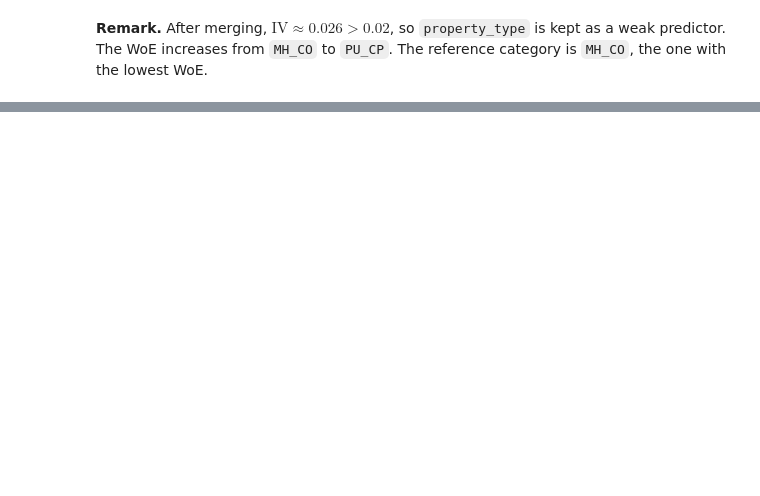
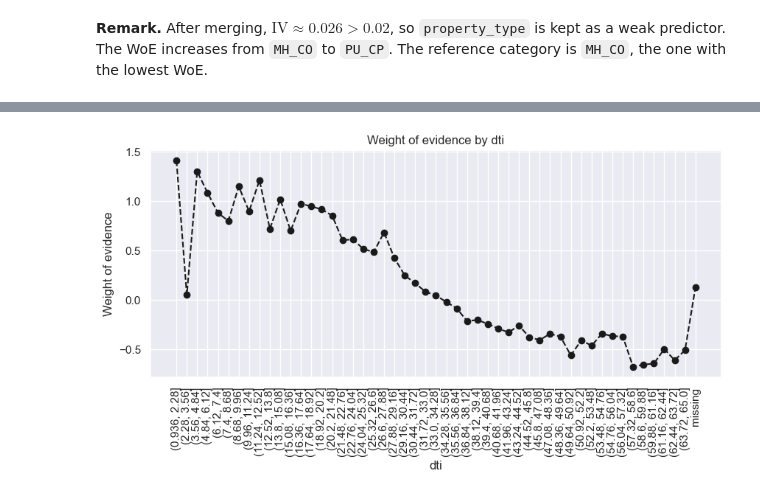
Before and after one commit to keramidasvasilis/credit-risk-el, a Jupyter notebook: notebooks/02_pd_model.ipynb, the cells around one changed output, grey strips where cells are left out. Drawn from its saved outputs; the diff is of its cells as text; code cells hidden in the pictures; blank space fills up the shorter version.

```diff
--- a/notebooks/02_pd_model.ipynb
+++ b/notebooks/02_pd_model.ipynb
@@ -526,0 +770,10 @@ ref_categories['property_type'] = 'property_type:MH_CO'
+# %%
+# Create the dummies
+df_inputs_prepr['credit_score:<=650'] = np.where(df_inputs_prepr['credit_score'] <= 650, 1, 0)
+df_inputs_prepr['credit_score:651-690'] = np.where((df_inputs_prepr['credit_score'] > 650) & (df_inputs_prepr['credit_score'] <= 690), 1, 0)
+df_inputs_prepr['credit_score:691-710'] = np.where((df_inputs_prepr['credit_score'] > 690) & (df_inputs_prepr['credit_score'] <= 710), 1, 0)
+df_inputs_prepr['credit_score:711-740'] = np.where((df_inputs_prepr['credit_score'] > 710) & (df_inputs_prepr['credit_score'] <= 740), 1, 0)
+df_inputs_prepr['credit_score:741-760'] = np.where(((df_inputs_prepr['credit_score'] > 740) & (df_inputs_prepr['credit_score'] <= 760)) | (df_inputs_prepr['credit_score'].isnull()), 1, 0)
+df_inputs_prepr['credit_score:761-780'] = np.where((df_inputs_prepr['credit_score'] > 760) & (df_inputs_prepr['credit_score'] <= 780), 1, 0)
+df_inputs_prepr['credit_score:781-800'] = np.where((df_inputs_prepr['credit_score'] > 780) & (df_inputs_prepr['credit_score'] <= 800), 1, 0)
+df_inputs_prepr['credit_score:>800'] = np.where(df_inputs_prepr['credit_score'] > 800, 1, 0)
@@ -526,0 +843,9 @@ ref_categories['property_type'] = 'property_type:MH_CO'
+# %%
+# Create the dummies
+df_inputs_prepr['mi_pct:<=6'] = np.where((df_inputs_prepr['mi_pct'] <= 6) | (df_inputs_prepr['mi_pct'].isnull()), 1, 0)
+df_inputs_prepr['mi_pct:7-27'] = np.where((df_inputs_prepr['mi_pct'] > 6) & (df_inputs_prepr['mi_pct'] <= 27), 1, 0)
+df_inputs_prepr['mi_pct:>27'] = np.where(df_inputs_prepr['mi_pct'] > 27, 1, 0)
+
+dummy_cols = [col for col in df_inputs_prepr.columns if col.startswith('mi_pct:')]
+df_inputs_prepr[dummy_cols].sum(axis = 1).value_counts()
+# Expected output: 1 for all 195973 loans
@@ -526,0 +986,12 @@ ref_categories['property_type'] = 'property_type:MH_CO'
+# %%
+# Create the dummies
+df_inputs_prepr['cltv:<=40'] = np.where(df_inputs_prepr['cltv'] <= 40, 1, 0)
+df_inputs_prepr['cltv:41-50'] = np.where((df_inputs_prepr['cltv'] > 40) & (df_inputs_prepr['cltv'] <= 50), 1, 0)
+df_inputs_prepr['cltv:51-60'] = np.where((df_inputs_prepr['cltv'] > 50) & (df_inputs_prepr['cltv'] <= 60), 1, 0)
+df_inputs_prepr['cltv:61-65'] = np.where((df_inputs_prepr['cltv'] > 60) & (df_inputs_prepr['cltv'] <= 65), 1, 0)
+df_inputs_prepr['cltv:66-80'] = np.where(((df_inputs_prepr['cltv'] > 65) & (df_inputs_prepr['cltv'] <= 80)) | (df_inputs_prepr['cltv'].isnull()), 1, 0)
+df_inputs_prepr['cltv:>80'] = np.where(df_inputs_prepr['cltv'] > 80, 1, 0)
+
+dummy_cols = [col for col in df_inputs_prepr.columns if col.startswith('cltv:')]
+df_inputs_prepr[dummy_cols].sum(axis = 1).value_counts()
+# Expected output: 1 for all 195973 loans
@@ -526,0 +1005,4 @@ ref_categories['property_type'] = 'property_type:MH_CO'
+# %%
+dti_fine = pd.cut(df_inputs_prepr['dti'], 50).to_frame('dti')
+dti_table = woe_ordered(dti_fine, 'dti', df_targets_prepr)
+dti_table
@@ -526,0 +1027,4 @@ ref_categories['property_type'] = 'property_type:MH_CO'
+# %%
+plot_by_woe(dti_table, rotation = 90)
+# %% [output]
+[figure, added]
```
Also changed, not shown: parts of 80 cells of this notebook.
